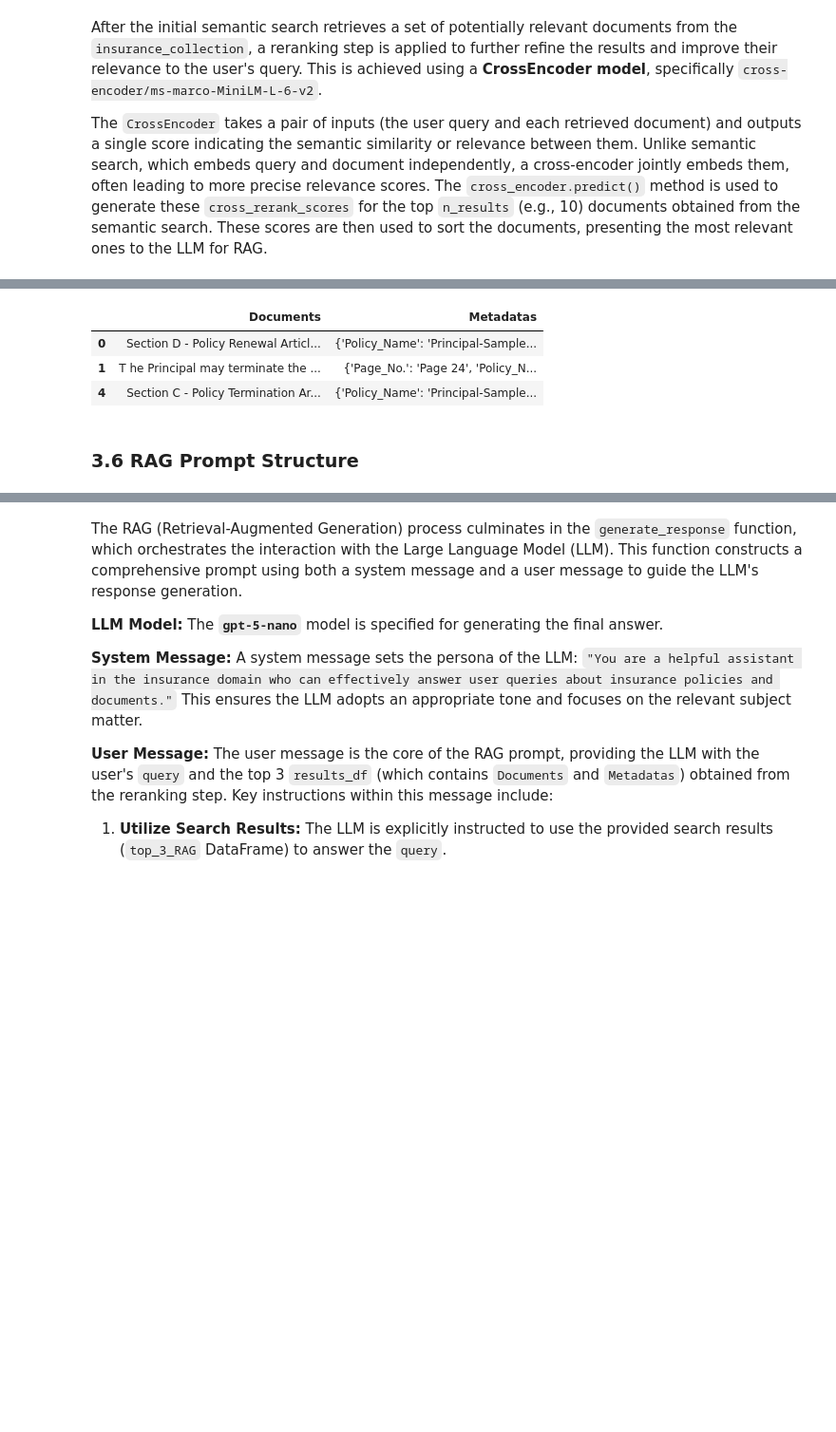
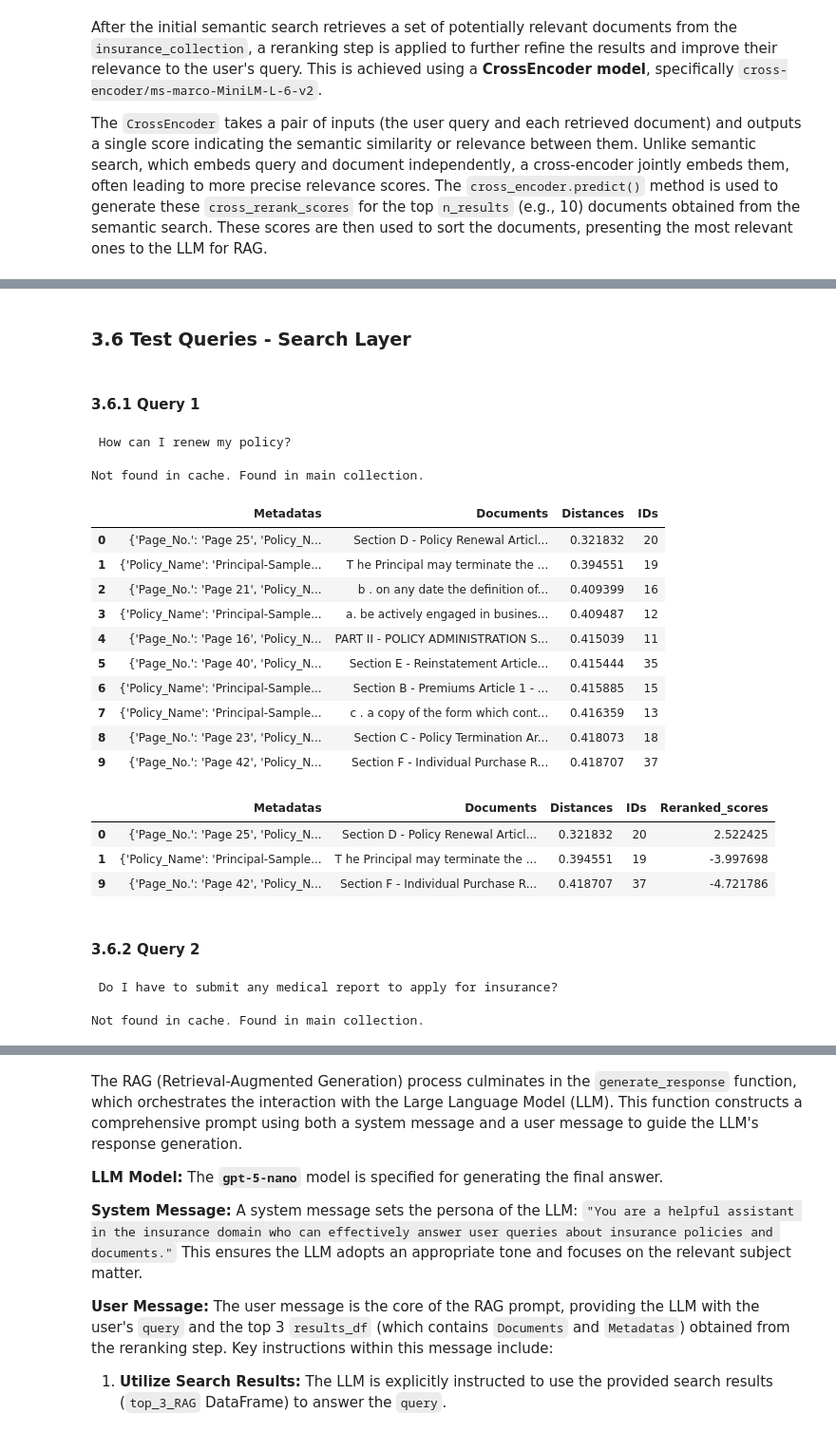
Before and after one commit to avanindra3/generative_doc_search, a Jupyter notebook: helpmate_ai.ipynb, the cells around one changed output, grey strips where cells are left out. Shown at 95% size. Cells and saved outputs as stored; diff of their text form; code cells hidden in the pictures; blank space fills up the shorter version.

Commit message:
adding documentation

```diff
--- a/helpmate_ai.ipynb
+++ b/helpmate_ai.ipynb
@@ -261,8 +262,0 @@ query = input()
-# %%
-# Searh the Cache collection first
-# Query the collection against the user query and return the top 20 results
-
-cache_results = cache_collection.query(
-    query_texts=query,
-    n_results=1
-)
@@ -280,6 +262,0 @@ cache_results
-# %%
-results = insurance_collection.query(
-query_texts=query,
-n_results=10
-)
-results.items()
@@ -433,9 +366,27 @@ top_3_RAG = top_3_rerank[["Documents", "Metadatas"]][:3]
-# %%
-top_3_RAG
-# %% [output]
-|  | Documents | Metadatas |
-| 0 | Section D - Policy Renewal Articl... | {'Policy_Name': 'Principal-Sample... |
-| 1 | T he Principal may terminate the ... | {'Page_No.': 'Page 24', 'Policy_N... |
-| 4 | Section C - Policy Termination Ar... | {'Policy_Name': 'Principal-Sample... |
 # %% [markdown]
-### 3.6 RAG Prompt Structure
+### 3.6 Test Queries - Search Layer
+# %% [markdown]
+#### 3.6.1 Query 1
+# %%
+# Read the user query
+query_1 = input()
+# %% [output]
+ How can I renew my policy?
+# %%
+results_df_1 = cache_layer(query_1)
+# %% [output]
+Not found in cache. Found in main collection.
+# %%
+results_df_1
+# %% [output]
+|  | Metadatas | Documents | Distances | IDs |
+| 0 | {'Page_No.': 'Page 25', 'Policy_N... | Section D - Policy Renewal Articl... | 0.321832 | 20 |
+| 1 | {'Policy_Name': 'Principal-Sample... | T he Principal may terminate the ... | 0.394551 | 19 |
+| 2 | {'Page_No.': 'Page 21', 'Policy_N... | b . on any date the definition of... | 0.409399 | 16 |
+| 3 | {'Policy_Name': 'Principal-Sample... | a. be actively engaged in busines... | 0.409487 | 12 |
+| 4 | {'Page_No.': 'Page 16', 'Policy_N... | PART II - POLICY ADMINISTRATION S... | 0.415039 | 11 |
+| 5 | {'Page_No.': 'Page 40', 'Policy_N... | Section E - Reinstatement Article... | 0.415444 | 35 |
+| 6 | {'Policy_Name': 'Principal-Sample... | Section B - Premiums Article 1 - ... | 0.415885 | 15 |
+| 7 | {'Policy_Name': 'Principal-Sample... | c . a copy of the form which cont... | 0.416359 | 13 |
+| 8 | {'Page_No.': 'Page 23', 'Policy_N... | Section C - Policy Termination Ar... | 0.418073 | 18 |
+| 9 | {'Page_No.': 'Page 42', 'Policy_N... | Section F - Individual Purchase R... | 0.418707 | 37 |
@@ -441,0 +395,18 @@ top_3_RAG
+# %%
+top_3_RAG_1
+# %% [output]
+|  | Metadatas | Documents | Distances | IDs | Reranked_scores |
+| 0 | {'Page_No.': 'Page 25', 'Policy_N... | Section D - Policy Renewal Articl... | 0.321832 | 20 | 2.522425 |
+| 1 | {'Policy_Name': 'Principal-Sample... | T he Principal may terminate the ... | 0.394551 | 19 | -3.997698 |
+| 9 | {'Page_No.': 'Page 42', 'Policy_N... | Section F - Individual Purchase R... | 0.418707 | 37 | -4.721786 |
+# %% [markdown]
+#### 3.6.2 Query 2
+# %%
+# Read the user query
+query_2 = input()
+# %% [output]
+ Do I have to submit any medical report to apply for insurance?
+# %%
+results_df_2 = cache_layer(query_2)
+# %% [output]
+Not found in cache. Found in main collection.
```
Also changed, not shown: parts of 38 cells of this notebook, 2 other files.
